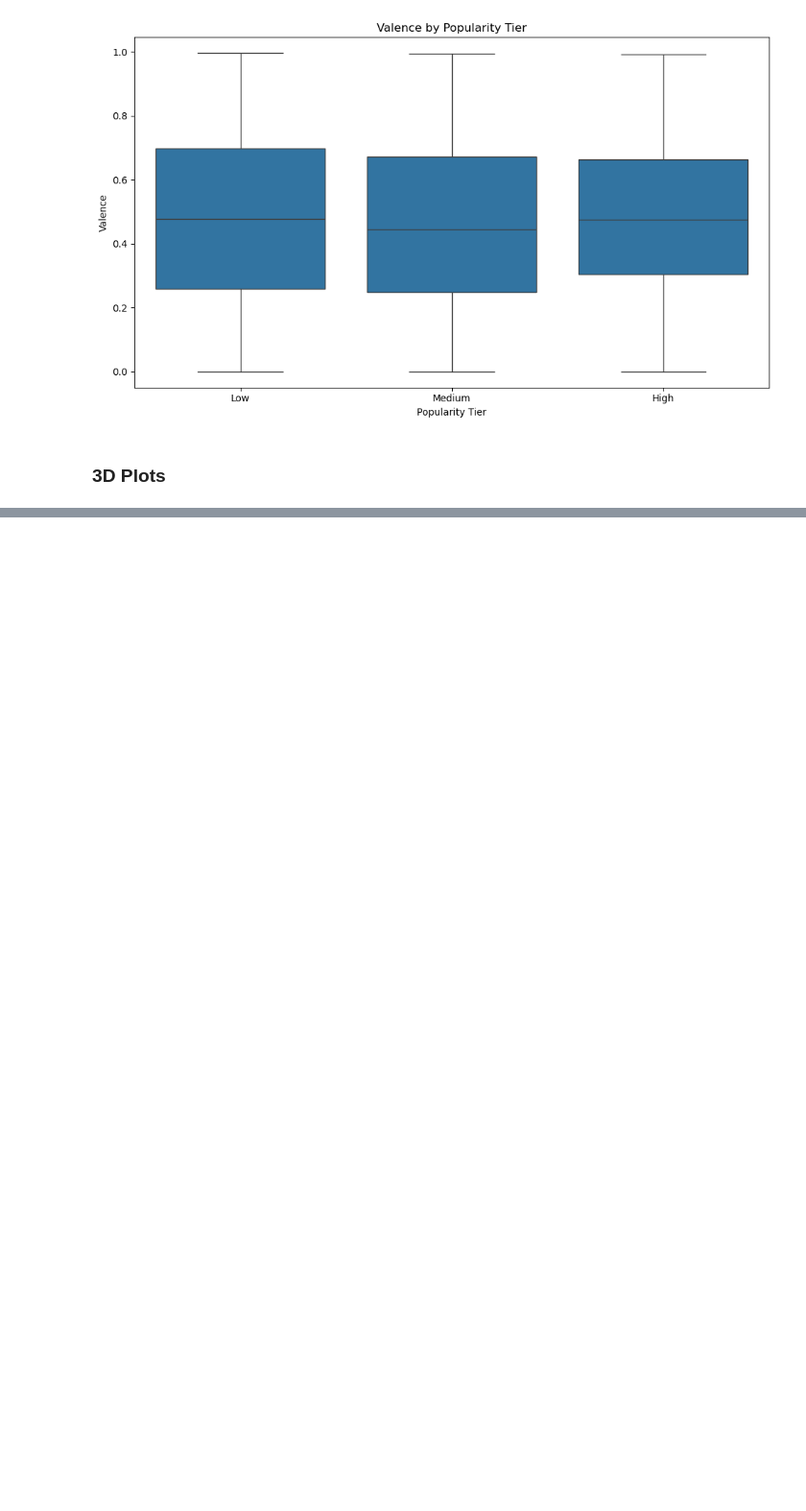
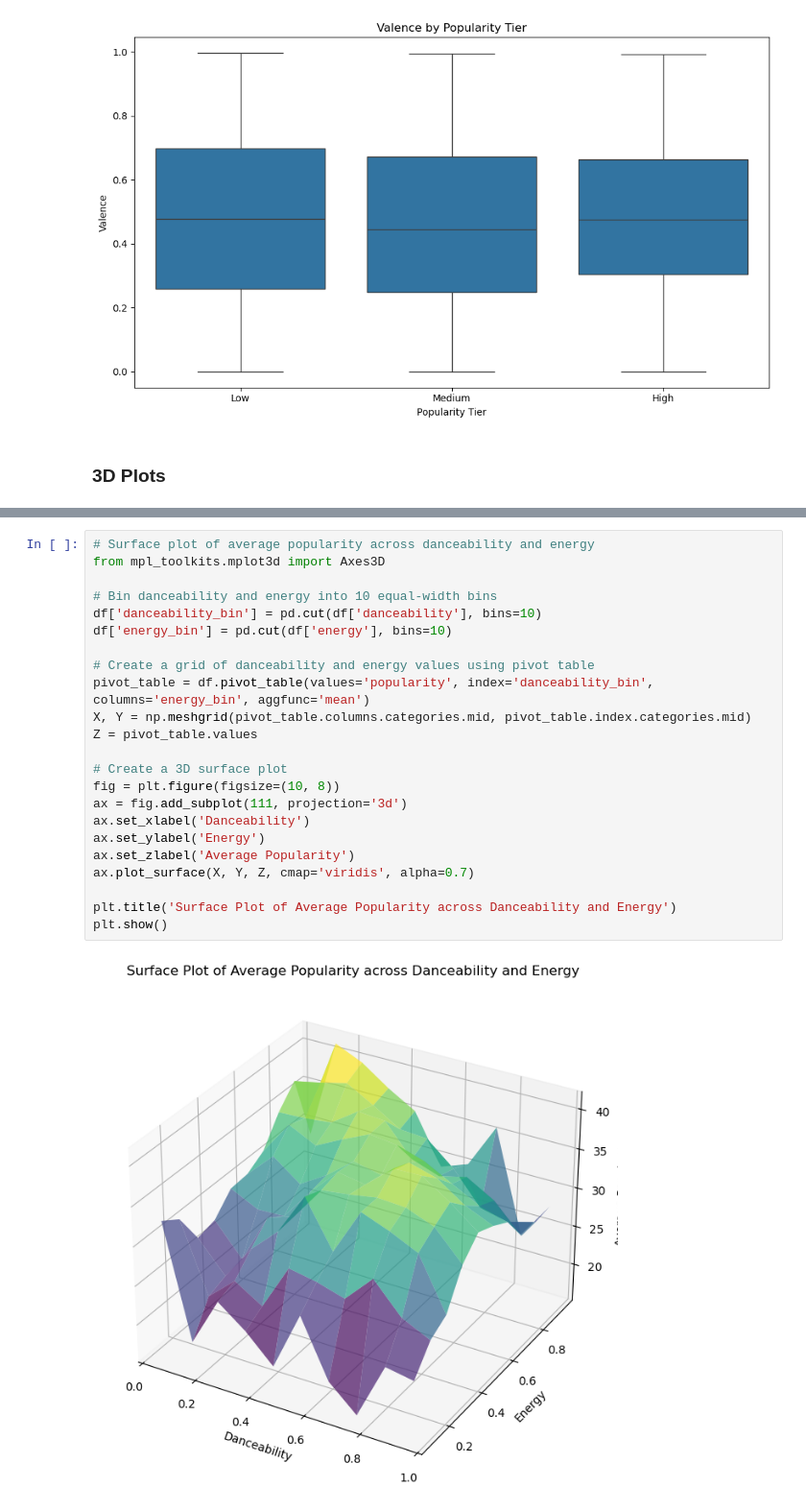
Before and after one commit to DerekHickey6/ml-mini-projects, a Jupyter notebook: eda-portfolio/notebooks/spotify_eda.ipynb, the cells around one changed output, grey strips where cells are left out. Shown at 96% size. Saved outputs shown, nothing was run; the diff lists cells and outputs as text; blank space fills up the shorter version.

```diff
--- a/eda-portfolio/notebooks/spotify_eda.ipynb
+++ b/eda-portfolio/notebooks/spotify_eda.ipynb
@@ -284,0 +293,25 @@ plt.show()
+# %%
+# Surface plot of average popularity across danceability and energy
+from mpl_toolkits.mplot3d import Axes3D
+
+# Bin danceability and energy into 10 equal-width bins
+df['danceability_bin'] = pd.cut(df['danceability'], bins=10)
+df['energy_bin'] = pd.cut(df['energy'], bins=10)
+
+# Create a grid of danceability and energy values using pivot table
+pivot_table = df.pivot_table(values='popularity', index='danceability_bin', columns='energy_bin', aggfunc='mean')
+X, Y = np.meshgrid(pivot_table.columns.categories.mid, pivot_table.index.categories.mid)
+Z = pivot_table.values
+
+# Create a 3D surface plot
+fig = plt.figure(figsize=(10, 8))
+ax = fig.add_subplot(111, projection='3d')
+ax.set_xlabel('Danceability')
+ax.set_ylabel('Energy')
+ax.set_zlabel('Average Popularity')
+ax.plot_surface(X, Y, Z, cmap='viridis', alpha=0.7)
+
+plt.title('Surface Plot of Average Popularity across Danceability and Energy')
+plt.show()
+# %% [output]
+[figure, added]
```
Also changed, not shown: parts of 1 cell of this notebook.
